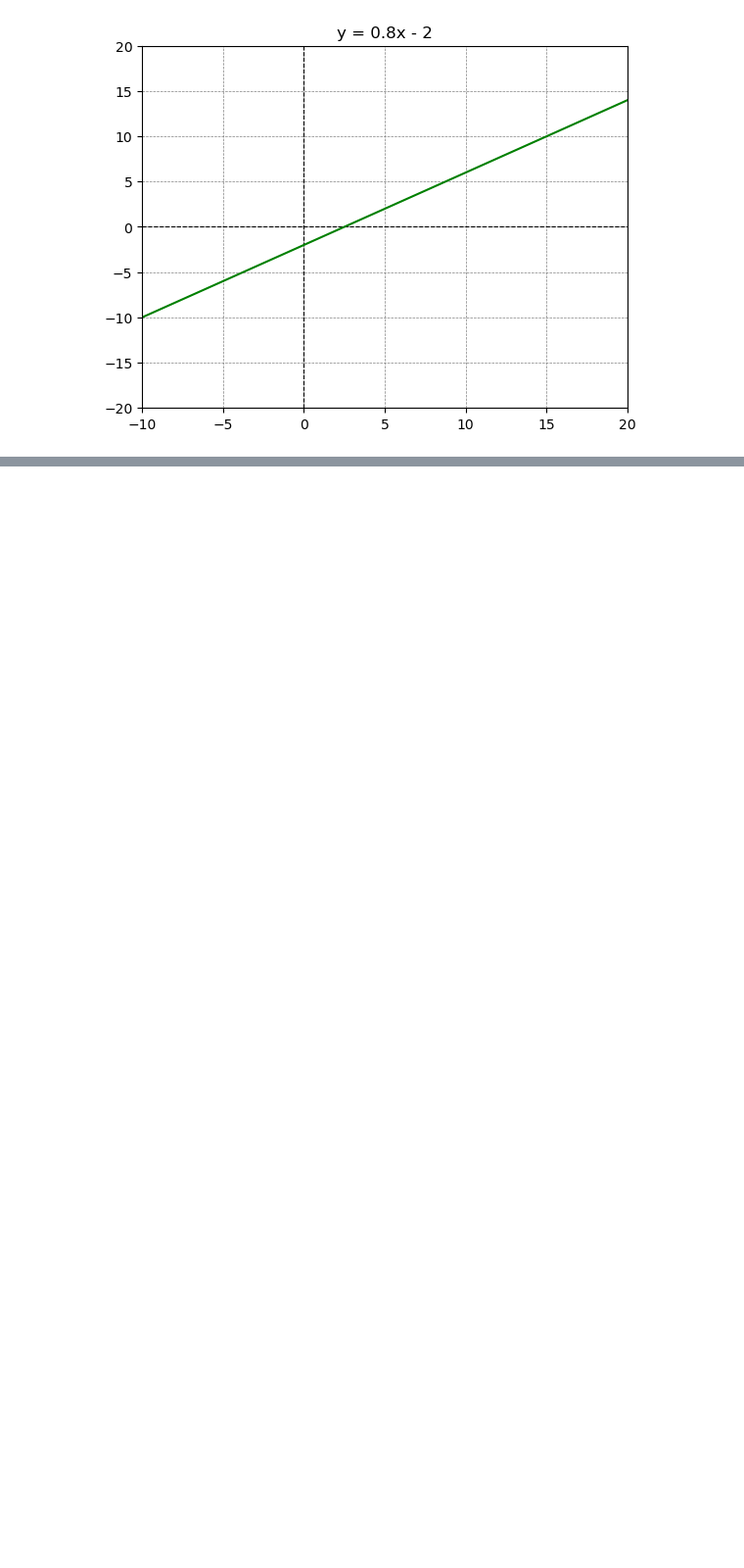
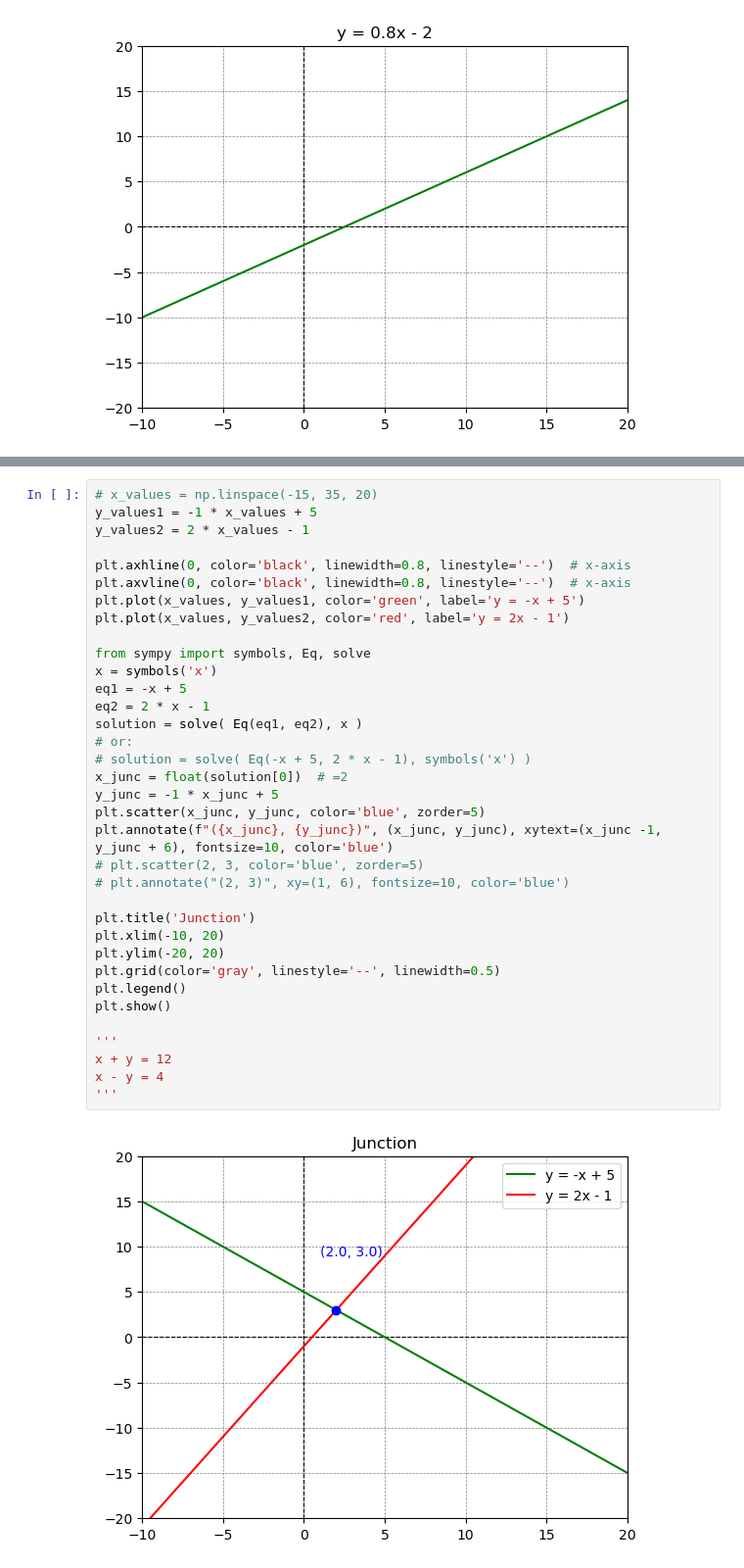
Before and after one commit to pythonai211225-rgb/05.07.2026, a Jupyter notebook: math1_05_07_2026.ipynb, the cells around one changed output, grey strips where cells are left out. Shown at 98% size. Cells and saved outputs as stored; diff of their text form; blank space fills up the shorter version.

```diff
--- a/math1_05_07_2026.ipynb
+++ b/math1_05_07_2026.ipynb
@@ -36,0 +89,37 @@ plt.show()
+# %%
+# x_values = np.linspace(-15, 35, 20)
+y_values1 = -1 * x_values + 5
+y_values2 = 2 * x_values - 1
+
+plt.axhline(0, color='black', linewidth=0.8, linestyle='--')  # x-axis
+plt.axvline(0, color='black', linewidth=0.8, linestyle='--')  # x-axis
+plt.plot(x_values, y_values1, color='green', label='y = -x + 5')
+plt.plot(x_values, y_values2, color='red', label='y = 2x - 1')
+
+from sympy import symbols, Eq, solve
+x = symbols('x')
+eq1 = -x + 5
+eq2 = 2 * x - 1
+solution = solve( Eq(eq1, eq2), x )
+# or:
+# solution = solve( Eq(-x + 5, 2 * x - 1), symbols('x') )
+x_junc = float(solution[0])  # =2
+y_junc = -1 * x_junc + 5
+plt.scatter(x_junc, y_junc, color='blue', zorder=5)
+plt.annotate(f"({x_junc}, {y_junc})", (x_junc, y_junc), xytext=(x_junc -1, y_junc + 6), fontsize=10, color='blue')
+# plt.scatter(2, 3, color='blue', zorder=5)
+# plt.annotate("(2, 3)", xy=(1, 6), fontsize=10, color='blue')
+
+plt.title('Junction')
+plt.xlim(-10, 20)
+plt.ylim(-20, 20)
+plt.grid(color='gray', linestyle='--', linewidth=0.5)
+plt.legend()
+plt.show()
+
+'''
+x + y = 12
+x - y = 4
+'''
+# %% [output]
+[figure, added]
```
Also changed, not shown: parts of 2 cells of this notebook.
